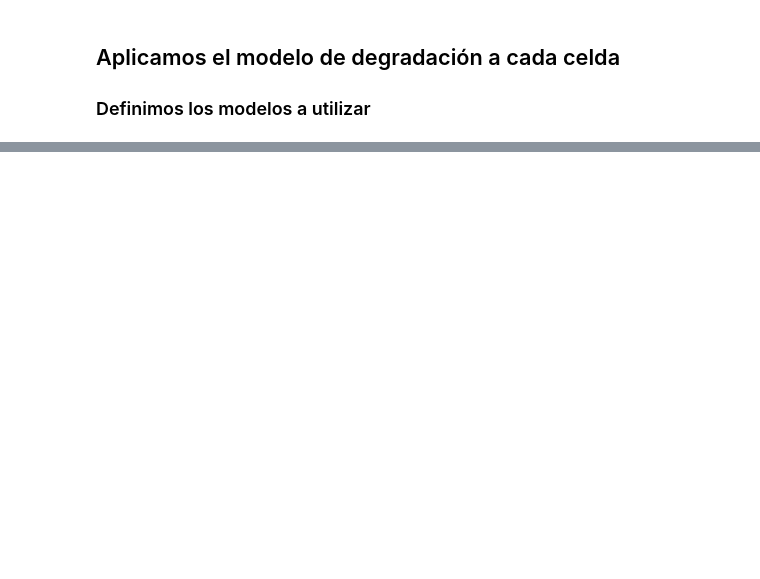
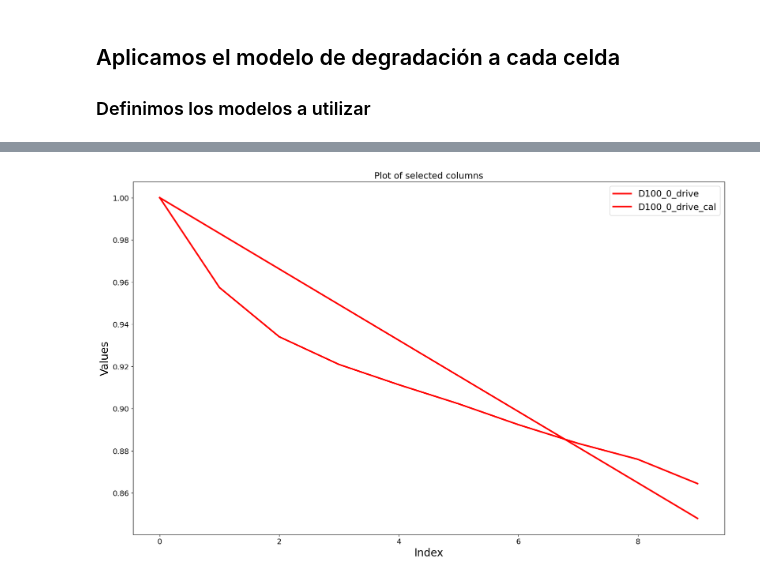
Before and after one commit to AXS-Rose/degradation_model, a Jupyter notebook: soh_methods_aging.ipynb, the cells around one changed output, grey strips where cells are left out. Cells and saved outputs as stored; diff of their text form; code cells hidden in the pictures; blank space fills up the shorter version.

```diff
--- a/soh_methods_aging.ipynb
+++ b/soh_methods_aging.ipynb
@@ -103,0 +202,11 @@ f_subcnom.estim_kwargs = {"sigma_e": 0.00075}
+# %%
+cells = ["D30_0","D85_70","D100_85","D100_0_drive","D100_0_"]
+models = [f_30_0,f_85_70,f_100_85,f_100_0,f_100_0_]
+SR = [[30,0],[85,70],[100,85],[100,0],[100,0]]
+
+SOH_calculado = []
+for i,cell in enumerate(cells):
+    soh = degradation_cycle(models[i],cell,SR[i])
+    soh = soh.values[0]
+    SOH_calculado.append(soh)
+SOH_calculado
@@ -103,0 +301,16 @@ f_subcnom.estim_kwargs = {"sigma_e": 0.00075}
+# %%
+cells = ["D30_0","D85_70","D100_85","D100_0_drive","D100_0_"]
+selected_columns = ["D100_0_drive"]
+plt.figure(figsize=(20, 12))
+
+for i, column in enumerate(selected_columns):
+    plt.plot(gt_soh_values_.index, gt_soh_values_[column], label=column, color=colors[i])
+    plt.plot(gt_soh_values_.index, interpolated_values[cells.index(column)], label=column+'_cal', color=colors[i])
+
+plt.xlabel('Index')
+plt.ylabel('Values')
+plt.title('Plot of selected columns')
+plt.legend()
+plt.show()
+# %% [output]
+[figure, added]
```
Also changed, not shown: parts of 9 cells of this notebook, 6 other files.
